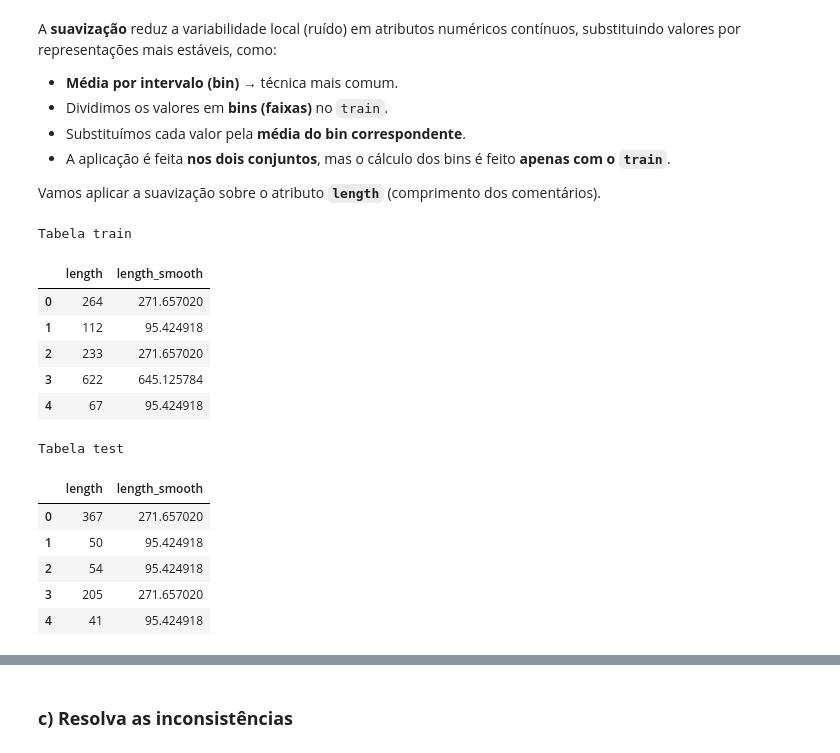
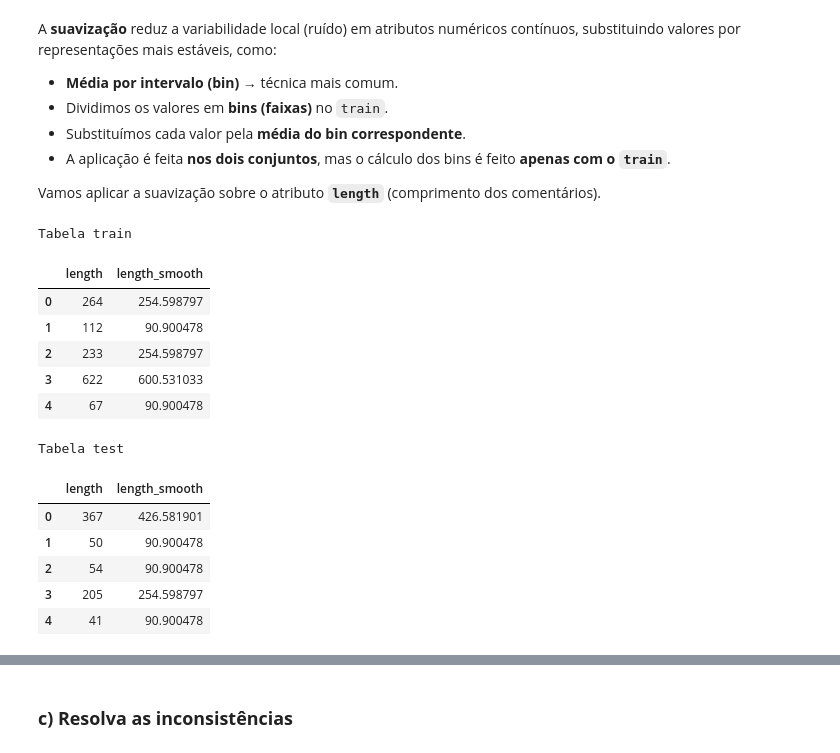
Before and after one commit to Alex300VA24/projectToxicComment, a Jupyter notebook: toxic_comments/notebooks/toxic_classification.ipynb, the cells around one changed output, grey strips where cells are left out. Cells and saved outputs as stored; diff of their text form; code cells hidden in the pictures.

```diff
--- a/toxic_comments/notebooks/toxic_classification.ipynb
+++ b/toxic_comments/notebooks/toxic_classification.ipynb
@@ -450,42 +448,42 @@ A **suavização** reduz a variabilidade local (ruído) em atributos numéricos
 Vamos aplicar a suavização sobre o atributo **`length`** (comprimento dos comentários).
 # %%
 # Discretizar o atributo 'length' em 5 bins no train
-train['length_bin'] = pd.cut(train['length'], bins=27)
+train['length_bin'] = pd.cut(train['length'], bins=29)
 
 # Calcular a média de cada bin no train
 bin_means = train.groupby('length_bin')['length'].mean()
 
 # Função para suavizar um valor com base nos bins do train
 def smooth_length(x):
     for interval, mean in bin_means.items():
         if x in interval:
             return mean
     return x
 
 # Aplicar a suavização no train e no test
 train['length_smooth'] = train['length'].apply(smooth_length)
 test['length_smooth'] = test['length'].apply(smooth_length)
 
 # Suavização de ruídos usando qcut
 #train['flesch_bin'] = pd.qcut(train['flesch_scaler'], q=4, labels=False)
 #test['flesch_bin'] = pd.qcut(test['flesch_scaler'], q=4, labels=False)
 
 print('Tabela train')
 display(train[['length', 'length_smooth']].head())
 print('Tabela test')
 display(test[['length', 'length_smooth']].head())
 # %% [output]
 Tabela train
 |  | length | length_smooth |
-| 0 | 264 | 271.657020 |
-| 1 | 112 | 95.424918 |
-| 2 | 233 | 271.657020 |
-| 3 | 622 | 645.125784 |
-| 4 | 67 | 95.424918 |
+| 0 | 264 | 254.598797 |
+| 1 | 112 | 90.900478 |
+| 2 | 233 | 254.598797 |
+| 3 | 622 | 600.531033 |
+| 4 | 67 | 90.900478 |
 Tabela test
 |  | length | length_smooth |
-| 0 | 367 | 271.657020 |
-| 1 | 50 | 95.424918 |
-| 2 | 54 | 95.424918 |
-| 3 | 205 | 271.657020 |
-| 4 | 41 | 95.424918 |
+| 0 | 367 | 426.581901 |
+| 1 | 50 | 90.900478 |
+| 2 | 54 | 90.900478 |
+| 3 | 205 | 254.598797 |
+| 4 | 41 | 90.900478 |
```
Also changed, not shown: parts of 3 cells of this notebook.
